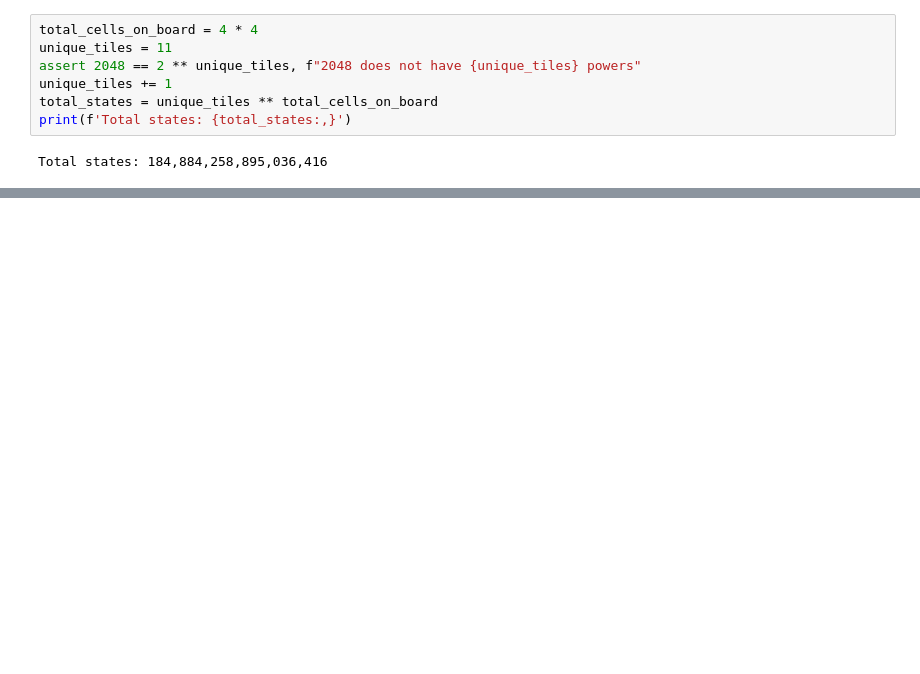
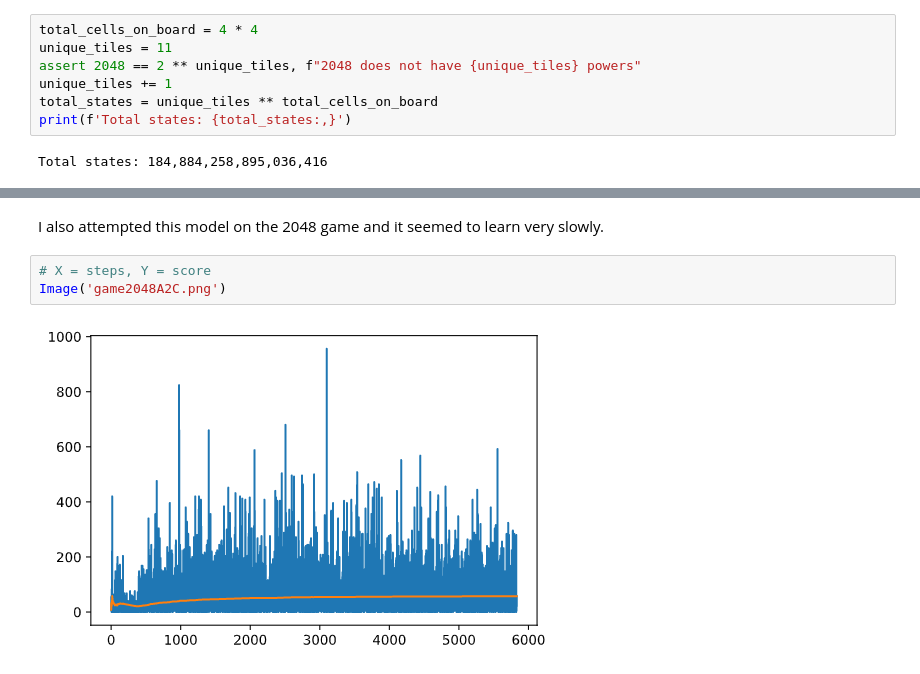
Before and after one commit to metalglove/Fontys-ADS, a Jupyter notebook: Assignments/RL/RL assignment.ipynb, the cells around one changed output, grey strips where cells are left out. Drawn from its saved outputs; the diff is of its cells as text; blank space fills up the shorter version.

```diff
--- a/Assignments/RL/RL assignment.ipynb
+++ b/Assignments/RL/RL assignment.ipynb
@@ -115,0 +59,7 @@ class DQN:
+# %% [markdown]
+I also attempted this model on the 2048 game and it seemed to learn very slowly.
+# %%
+# X = steps, Y = score
+Image('game2048A2C.png')
+# %% [output]
+[figure, added]
```
Also changed, not shown: parts of 35 cells of this notebook, 15 other files.
